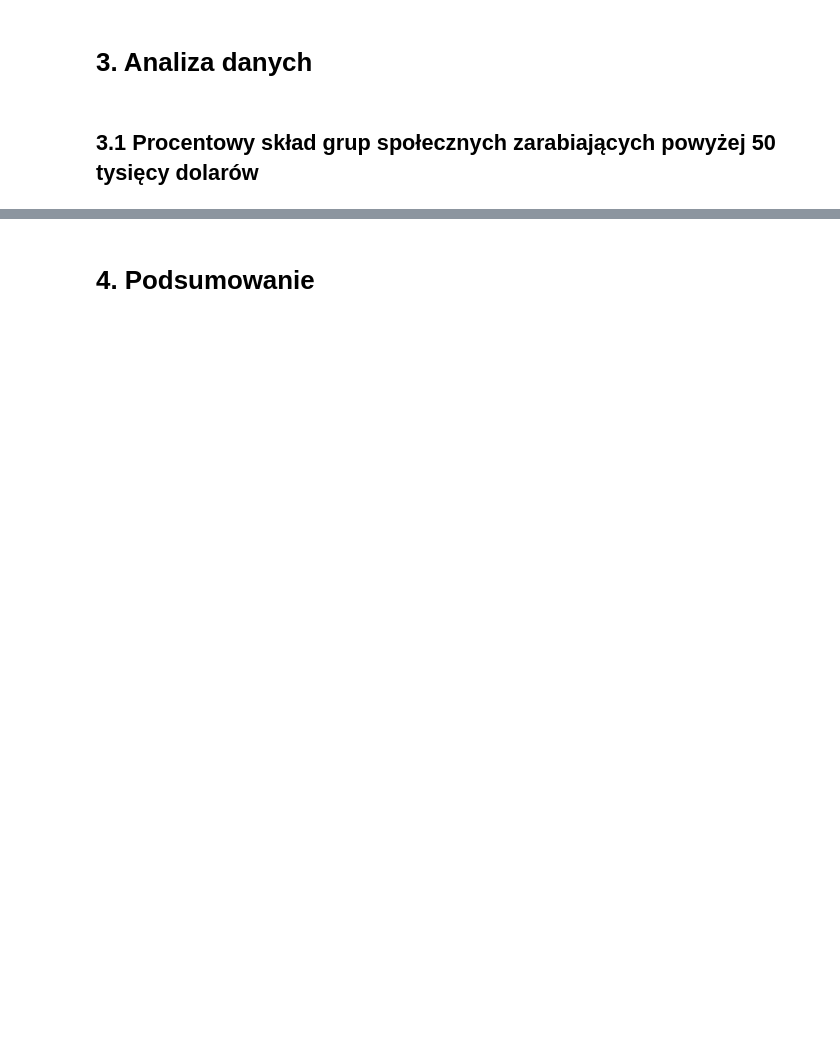
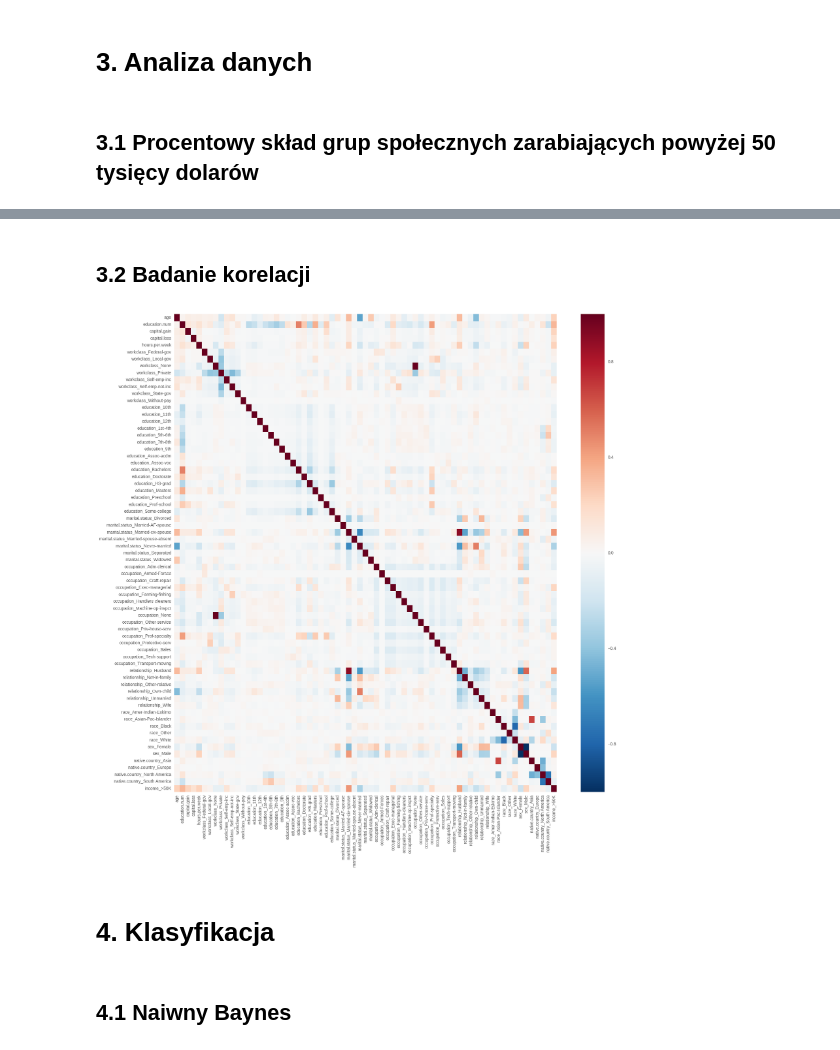
Before and after one commit to fpoon/adult-datamining, a Jupyter notebook: projekt.ipynb, the cells around one changed output, grey strips where cells are left out. Cells and saved outputs as stored; diff of their text form; code cells hidden in the pictures; blank space fills up the shorter version.

```diff
--- a/projekt.ipynb
+++ b/projekt.ipynb
@@ -161,2 +251,12 @@ plotpair("education", df1.loc[df1["income"] == ">50K"]["education"], df1.loc[df1
+# %% [markdown]
+## 3.2 Badanie korelacji
+# %%
+binary_data = pd.get_dummies(adult)
+del binary_data['income_<=50K']
+plt.subplots(figsize=(20,20))
+sns.heatmap(binary_data.corr())
+plt.show()
+# %% [output]
+[figure, added]
 # %% [markdown]
-# 4. Podsumowanie
+# 4. Klasyfikacja
@@ -162,0 +291,2 @@ plotpair("education", df1.loc[df1["income"] == ">50K"]["education"], df1.loc[df1
+# %% [markdown]
+## 4.1 Naiwny Baynes
```
Also changed, not shown: parts of 24 cells of this notebook.
